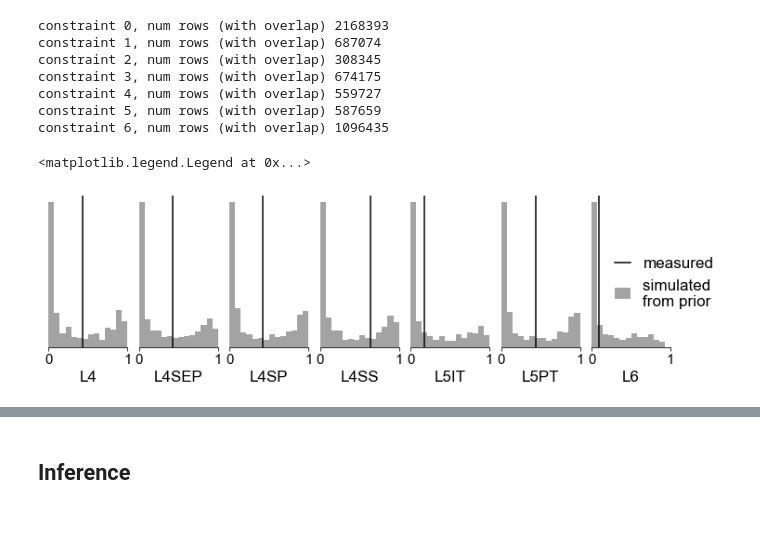
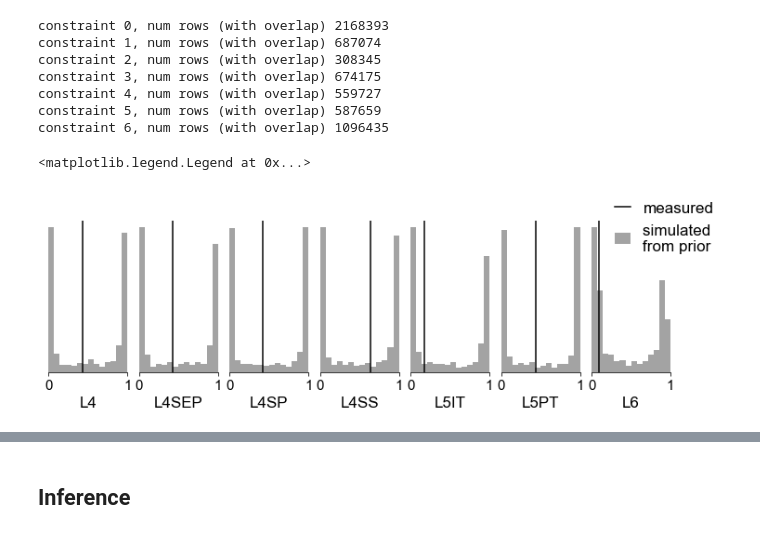
Before and after one commit to mackelab/sbi-for-connectomics, a Jupyter notebook: figures/Two-param-DSO-rule.ipynb, the cells around one changed output, grey strips where cells are left out. Drawn from its saved outputs; the diff is of its cells as text; code cells hidden in the pictures.

Commit message:
update figures.

```diff
--- a/figures/Two-param-DSO-rule.ipynb
+++ b/figures/Two-param-DSO-rule.ipynb
@@ -34,7 +29,7 @@ st.index("_")
 num_dim = 3
 prior_scale = 3
 # prior = MultivariateNormal(torch.ones(num_dim), 0.5 * torch.eye(num_dim))
-prior = BoxUniform(0.8 * torch.ones(num_dim), 1.2 * torch.ones(num_dim))
+prior = BoxUniform(0.0 * torch.ones(num_dim), 3 * torch.ones(num_dim))
 xo = np.array([[0.4300, 0.4300, 0.4200, 0.6400, 0.1700, 0.4400, 0.0900]])
 # %% [markdown]
 ## Poisson GLM
@@ -74,11 +69,11 @@ constraint 6, num rows (with overlap) 1096435
 # %%
 num_simulations = 1000
 num_dim = 3
-scaling = 0.05
-prior = BoxUniform(0.7 * torch.ones(num_dim), 1.6 * torch.ones(num_dim))
-# prior = MultivariateNormal(torch.ones(num_dim), scaling * torch.eye(num_dim))
+scaling = 0.5
+# prior = BoxUniform(0.7 * torch.ones(num_dim), 1.6 * torch.ones(num_dim))
+prior = MultivariateNormal(torch.ones(num_dim), scaling * torch.eye(num_dim))
 
-simulator.rule = default_rule_constrained
+simulator.rule = default_rule
 
 def batch_loop_simulator(theta):
         """Return a batch of simulations by looping over a batch of parameters."""
@@ -86,7 +81,7 @@ def batch_loop_simulator(theta):
         # Simulate in loop
         xs = list(map(simulator, theta))
         # Stack over batch to keep x_shape
-        return torch.stack(xs)
+        return torch.stack(xs).reshape(theta.shape[0], -1)
 
 # wrap the simulator to handle batches of parameters
 batch_simulator, prior = prepare_for_sbi(batch_loop_simulator, prior)
@@ -96,26 +91,25 @@ theta, x = simulate_for_sbi(batch_simulator, prior, num_simulations=num_simulati
                             simulation_batch_size=50)
 # %%
 fig, ax = plt.subplots(1, 7, figsize=(12, 3), gridspec_kw=dict(wspace=0.15))
-xo = np.array([[0.4300, 0.4300, 0.4200, 0.6400, 0.1700, 0.4400, 0.0900]])
 x = x.squeeze()
 colors = ['#377eb8', '#ff7f00', '#4daf4a',
                   '#f781bf', '#a65628', '#984ea3',
                   '#999999', '#e41a1c', '#dede00']
 num_bins = 15
 data_labels = [r"L4", r"L4SEP", r"L4SP", r"L4SS", r"L5IT", r"L5PT", r"L6"]
 
 for ii in range(7):
     plt.sca(ax[ii])
     plt.hist(x[:, ii].numpy(), color=colors[6], bins=np.linspace(0, 1, num_bins), alpha=0.9)
     plt.axvline(xo[0, ii], color="k")
     plt.xticks(np.linspace(0,1,2))
     plt.xlim(0, 1)
     ax[ii].spines["right"].set_visible(False)
     ax[ii].spines["top"].set_visible(False)
     ax[ii].spines["left"].set_visible(False)
     plt.yticks([])
     plt.xlabel(data_labels[ii])
 plt.legend(["measured", "simulated \nfrom prior"], bbox_to_anchor=(.11, .69), handlelength=1.0)
 # %% [output]
 <matplotlib.legend.Legend at 0x...>
-[figure, old version]
+[figure, new version]
```
Also changed, not shown: parts of 16 cells of this notebook, 1 other file.
